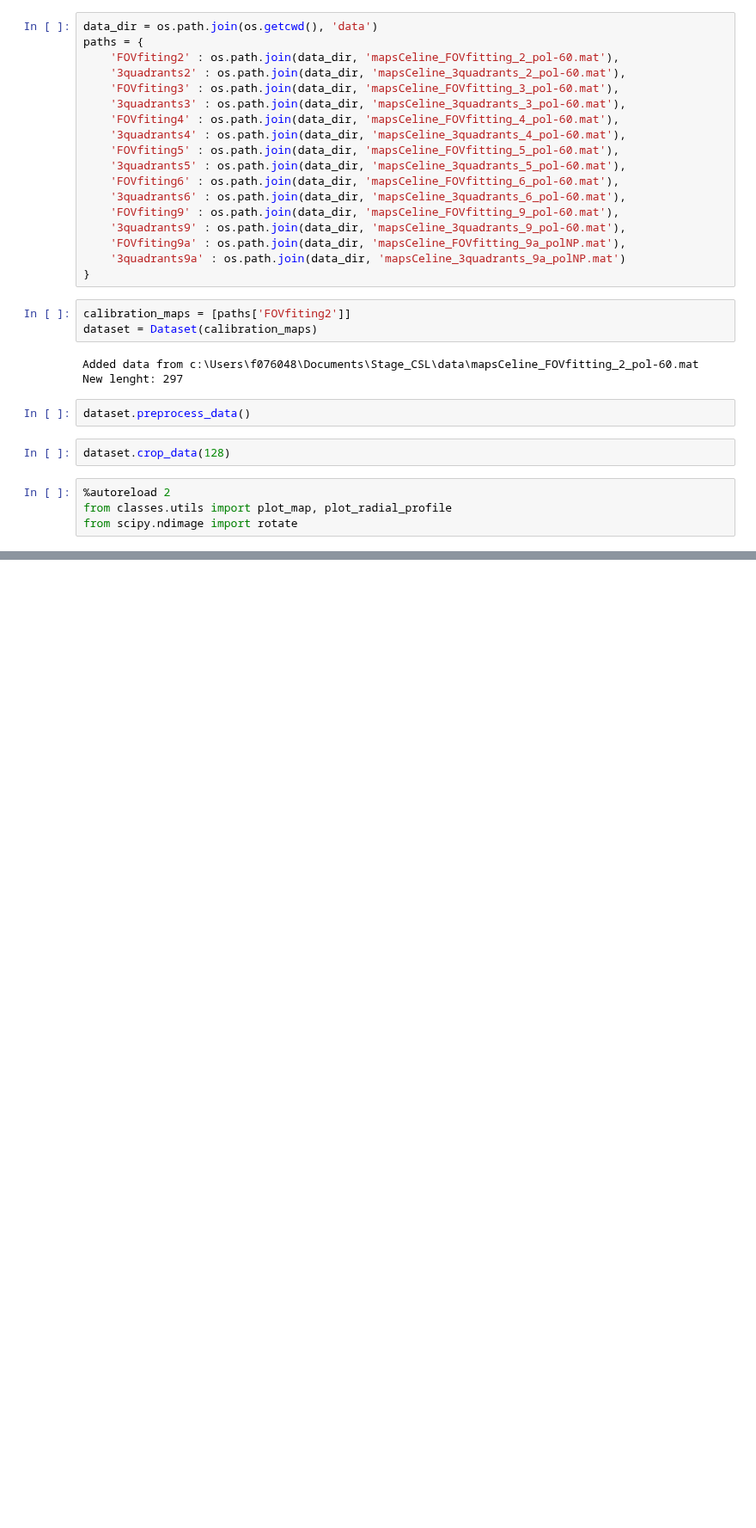
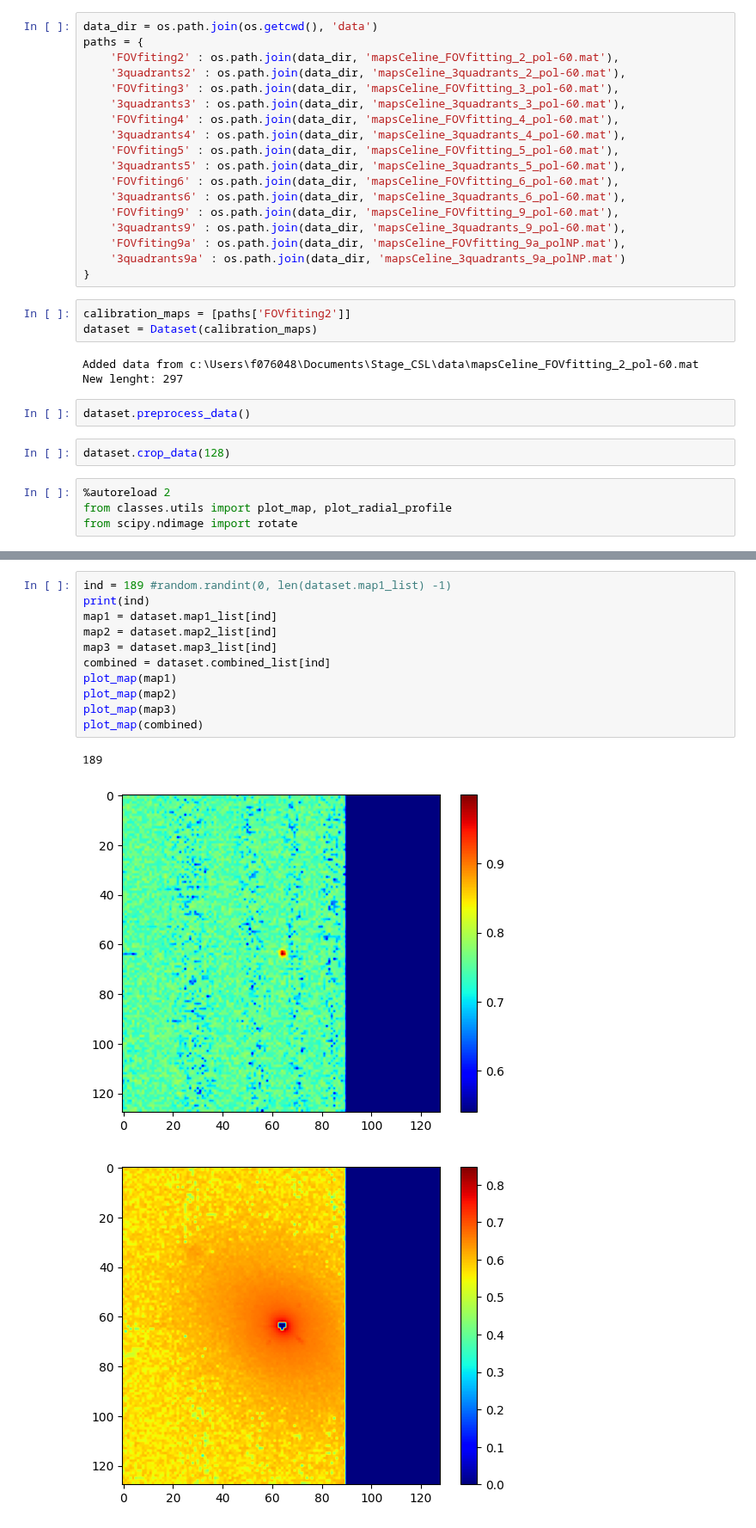
Before and after one commit to m7415/deep_learning_3MI, a Jupyter notebook: data_viewing.ipynb, the cells around one changed output, grey strips where cells are left out. Shown at 86% size. Saved outputs shown, nothing was run; the diff lists cells and outputs as text; blank space fills up the shorter version.

```diff
--- a/data_viewing.ipynb
+++ b/data_viewing.ipynb
@@ -60,0 +75,15 @@ from scipy.ndimage import rotate
+# %%
+ind = 189 #random.randint(0, len(dataset.map1_list) -1)
+print(ind)
+map1 = dataset.map1_list[ind]
+map2 = dataset.map2_list[ind]
+map3 = dataset.map3_list[ind]
+combined = dataset.combined_list[ind]
+plot_map(map1)
+plot_map(map2)
+plot_map(map3)
+plot_map(combined)
+# %% [output]
+189
+[figure, added]
+[figure, added]
```
Also changed, not shown: parts of 4 cells of this notebook, 1 other file.
